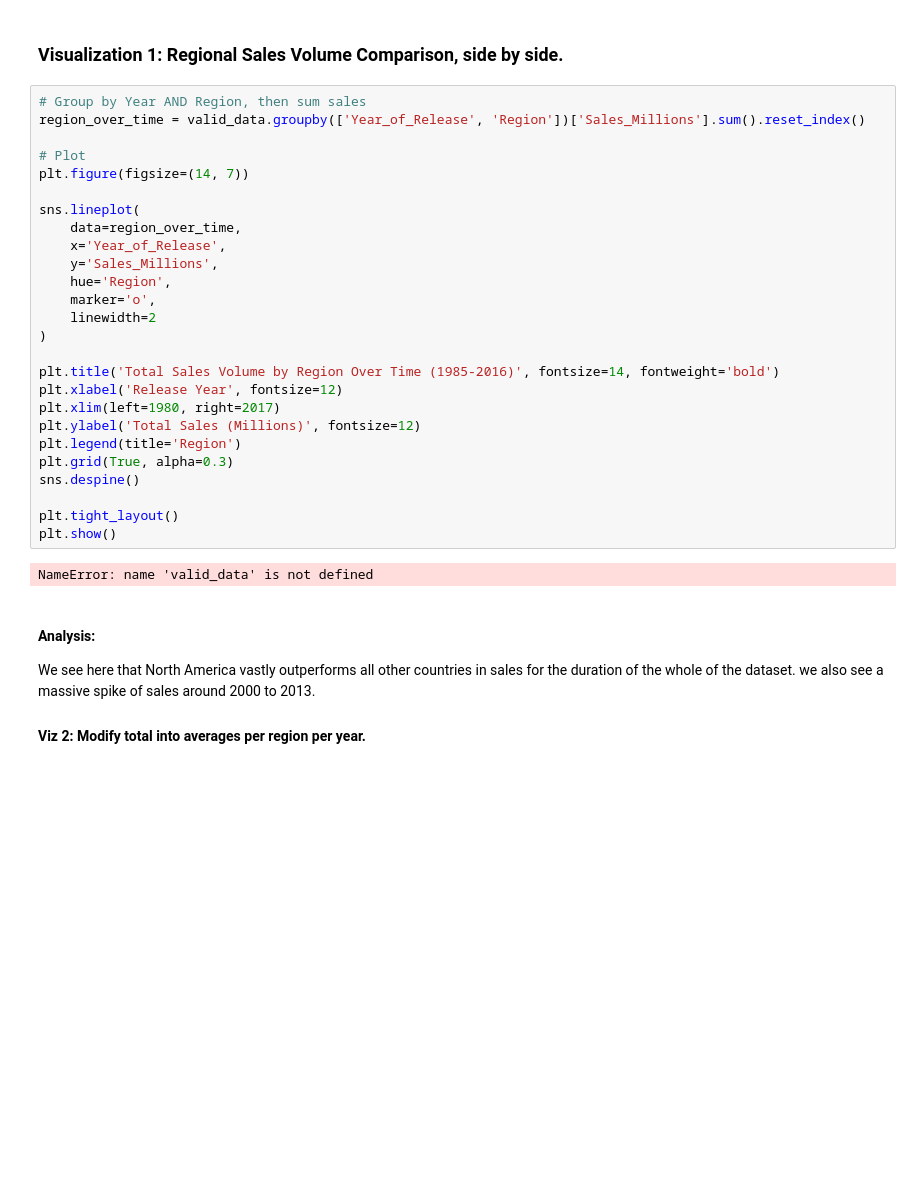
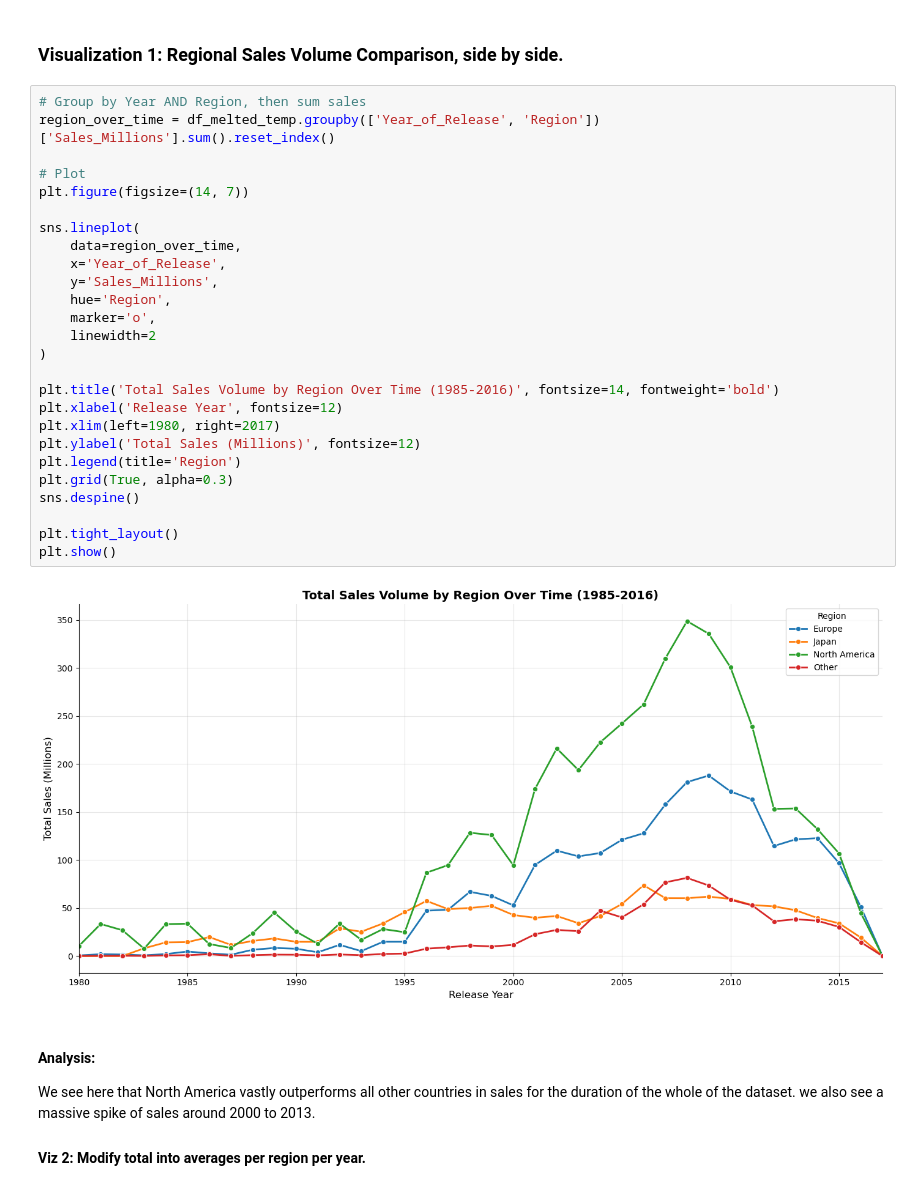
Before and after one commit to RacerBeats/DATA_ANALYTICS_FINAL_PROJ, a Jupyter notebook: Gaming sales project/game_analysis.ipynb, the cells around one changed output. Cells and saved outputs as stored; diff of their text form; blank space fills up the shorter version.

```diff
--- a/Gaming sales project/game_analysis.ipynb
+++ b/Gaming sales project/game_analysis.ipynb
@@ -107,32 +105,32 @@ First 5 rows:
 ### Visualization 1: Regional Sales Volume Comparison, side by side.
 # %%
 # Group by Year AND Region, then sum sales
-region_over_time = valid_data.groupby(['Year_of_Release', 'Region'])['Sales_Millions'].sum().reset_index()
+region_over_time = df_melted_temp.groupby(['Year_of_Release', 'Region'])['Sales_Millions'].sum().reset_index()
 
 # Plot
 plt.figure(figsize=(14, 7))
 
 sns.lineplot(
     data=region_over_time,
     x='Year_of_Release',
     y='Sales_Millions',
     hue='Region',
     marker='o',
     linewidth=2
 )
 
 plt.title('Total Sales Volume by Region Over Time (1985-2016)', fontsize=14, fontweight='bold')
 plt.xlabel('Release Year', fontsize=12)
 plt.xlim(left=1980, right=2017)
 plt.ylabel('Total Sales (Millions)', fontsize=12)
 plt.legend(title='Region')
 plt.grid(True, alpha=0.3)
 sns.despine()
 
 plt.tight_layout()
 plt.show()
 # %% [output]
-NameError: name 'valid_data' is not defined
+[figure, added]
 # %% [markdown]
 #### Analysis:
 We see here that North America vastly outperforms all other countries in sales for the duration of the whole of the dataset. we also see a massive spike of sales around 2000 to 2013.
```
Also changed, not shown: parts of 10 cells of this notebook.
